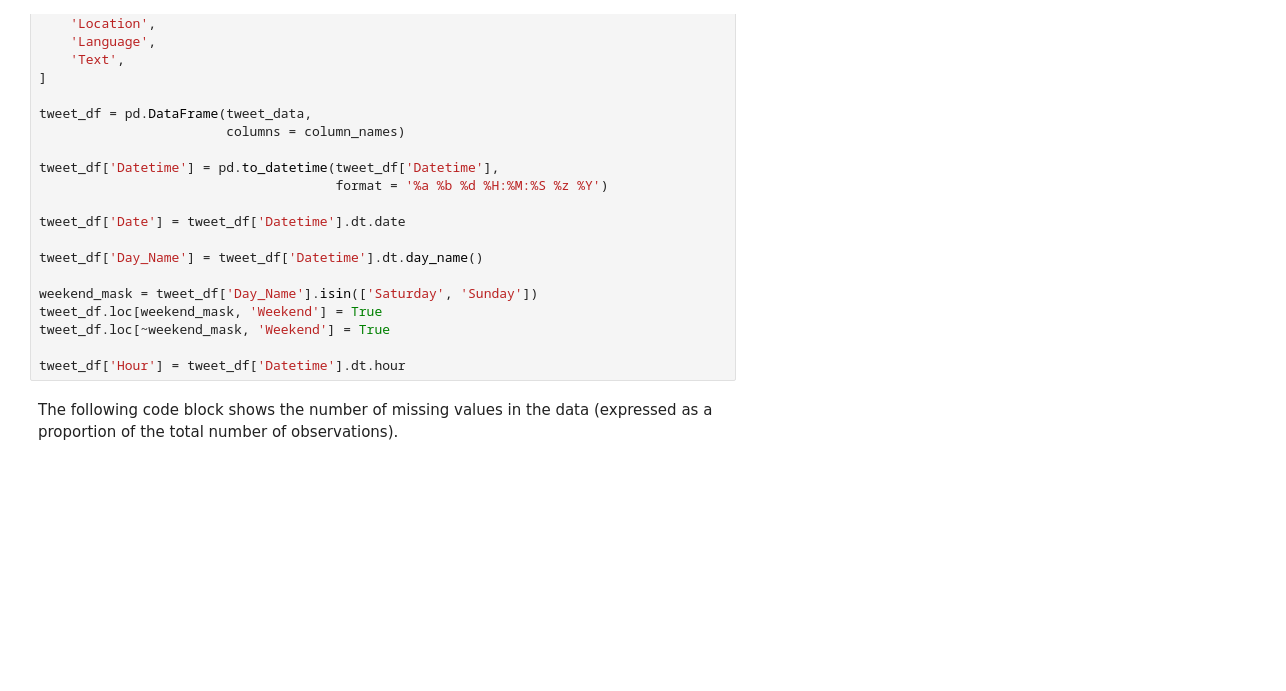
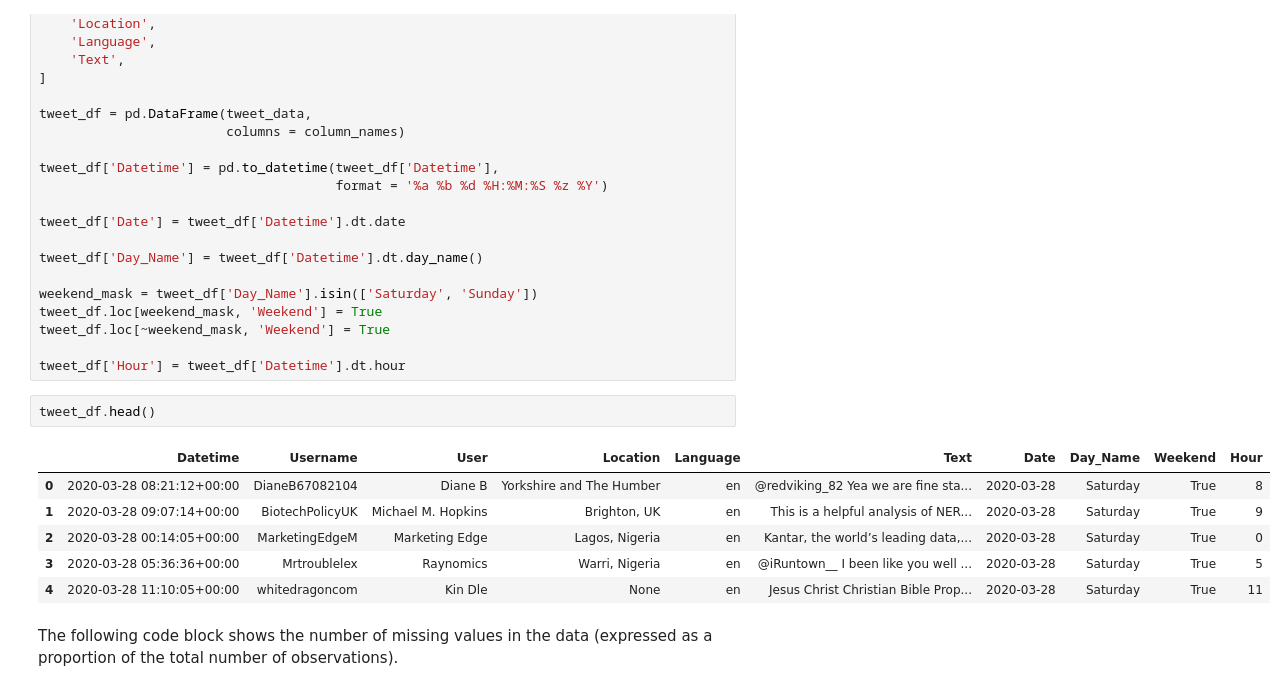
Before and after one commit to nkfreeman/twitter_covid, a Jupyter notebook: Working with Twitter Data.ipynb, the cells around one changed output. Cells and saved outputs as stored; diff of their text form; blank space fills up the shorter version.

```diff
--- a/Working with Twitter Data.ipynb
+++ b/Working with Twitter Data.ipynb
@@ -74,6 +83,15 @@ tweet_df.loc[weekend_mask, 'Weekend'] = True
 tweet_df.loc[~weekend_mask, 'Weekend'] = True
 
 tweet_df['Hour'] = tweet_df['Datetime'].dt.hour
+# %%
+tweet_df.head()
+# %% [output]
+|  | Datetime | Username | User | Location | Language | Text | Date | Day_Name | Weekend | Hour |
+| 0 | 2020-03-28 08:21:12+00:00 | DianeB67082104 | Diane B | Yorkshire and The Humber | en | @redviking_82 Yea we are fine sta... | 2020-03-28 | Saturday | True | 8 |
+| 1 | 2020-03-28 09:07:14+00:00 | BiotechPolicyUK | Michael M. Hopkins | Brighton, UK | en | This is a helpful analysis of NER... | 2020-03-28 | Saturday | True | 9 |
+| 2 | 2020-03-28 00:14:05+00:00 | MarketingEdgeM | Marketing Edge | Lagos, Nigeria | en | Kantar, the world’s leading data,... | 2020-03-28 | Saturday | True | 0 |
+| 3 | 2020-03-28 05:36:36+00:00 | Mrtroublelex | Raynomics | Warri, Nigeria | en | @iRuntown__ I been like you well ... | 2020-03-28 | Saturday | True | 5 |
+| 4 | 2020-03-28 11:10:05+00:00 | whitedragoncom | Kin Dle | None | en | Jesus Christ Christian Bible Prop... | 2020-03-28 | Saturday | True | 11 |
 # %% [markdown]
 The following code block shows the number of missing values in the data (expressed as a proportion of the total number of observations).
 # %%
```
Also changed, not shown: parts of 4 cells of this notebook, 1 other file.
